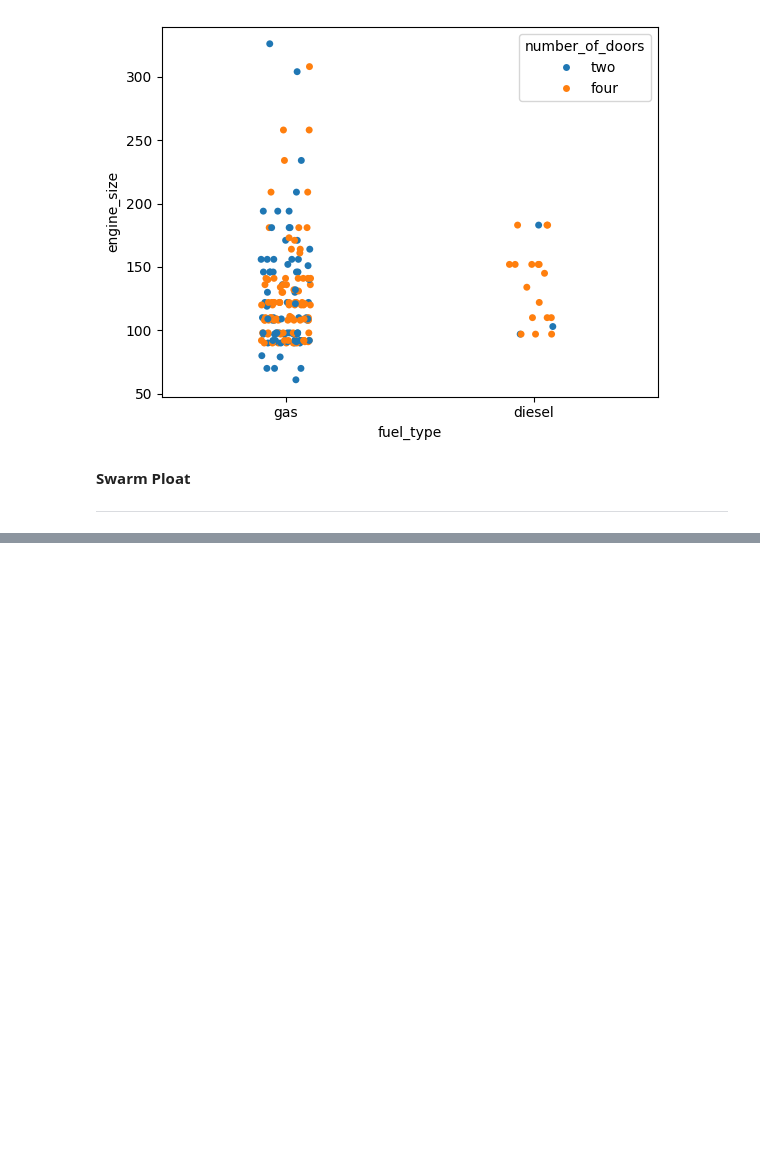
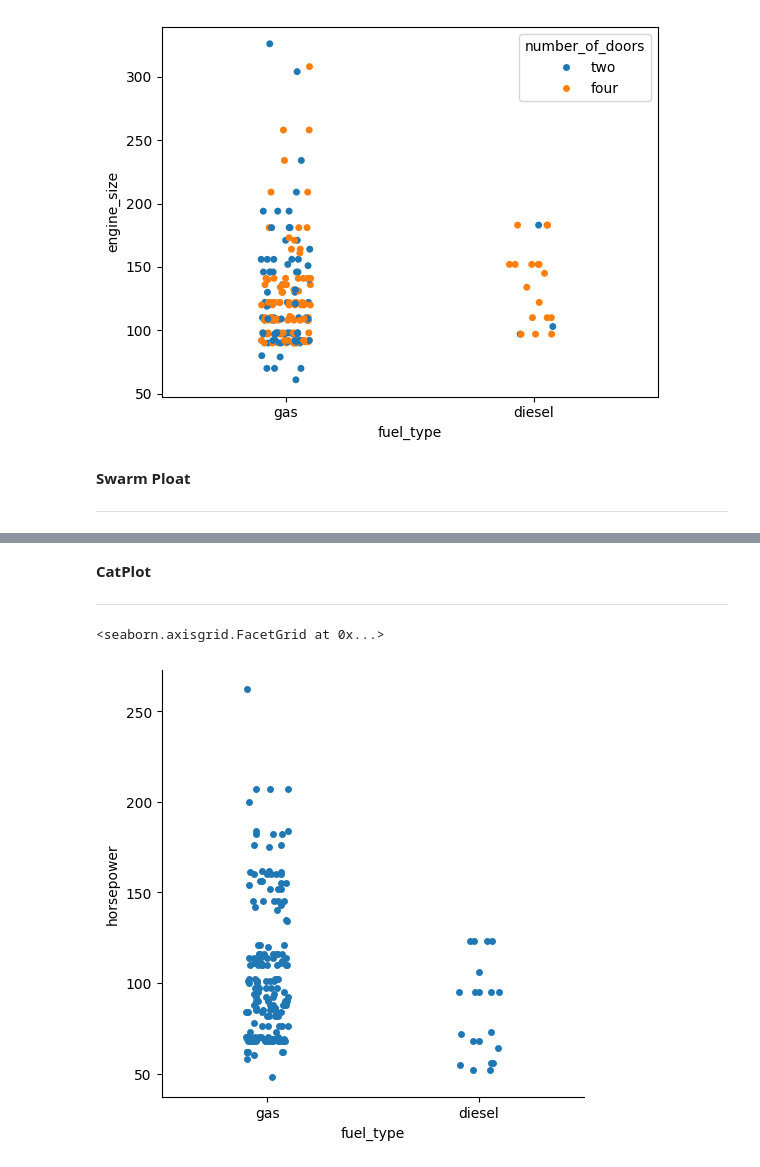
Before and after one commit to sumanthgm/Data_Science_Python, a Jupyter notebook: Practice_dataVisualization.ipynb, the cells around one changed output, grey strips where cells are left out. Drawn from its saved outputs; the diff is of its cells as text; code cells hidden in the pictures; blank space fills up the shorter version.

```diff
--- a/Practice_dataVisualization.ipynb
+++ b/Practice_dataVisualization.ipynb
@@ -422,0 +440,10 @@ sns.stripplot(data=data,x="fuel_type",y="engine_size",hue="number_of_doors")
+# %% [markdown]
+**CatPlot**
+
+---
+# %%
+# Catplot supports 8 deffernt plots include strip ,swarm, Box plots
+sns.catplot(data=data,x="fuel_type",y="horsepower")
+# %% [output]
+<seaborn.axisgrid.FacetGrid at 0x...>
+[figure, added]
```
Also changed, not shown: parts of 8 cells of this notebook.
